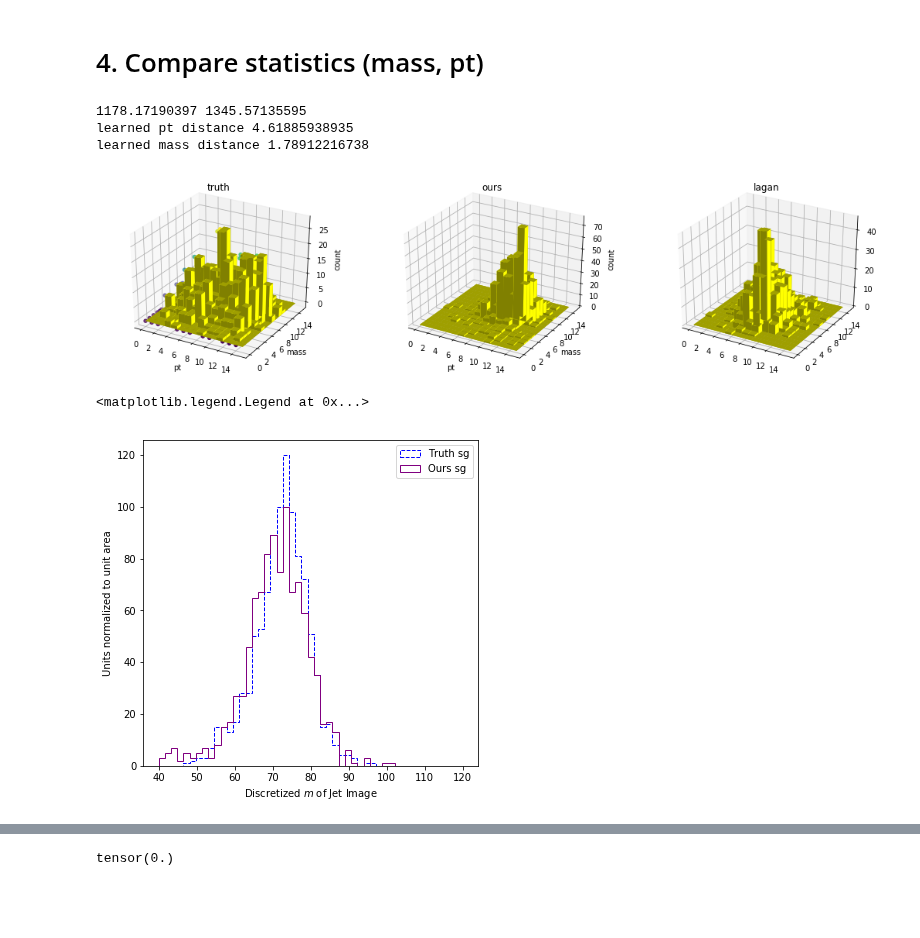
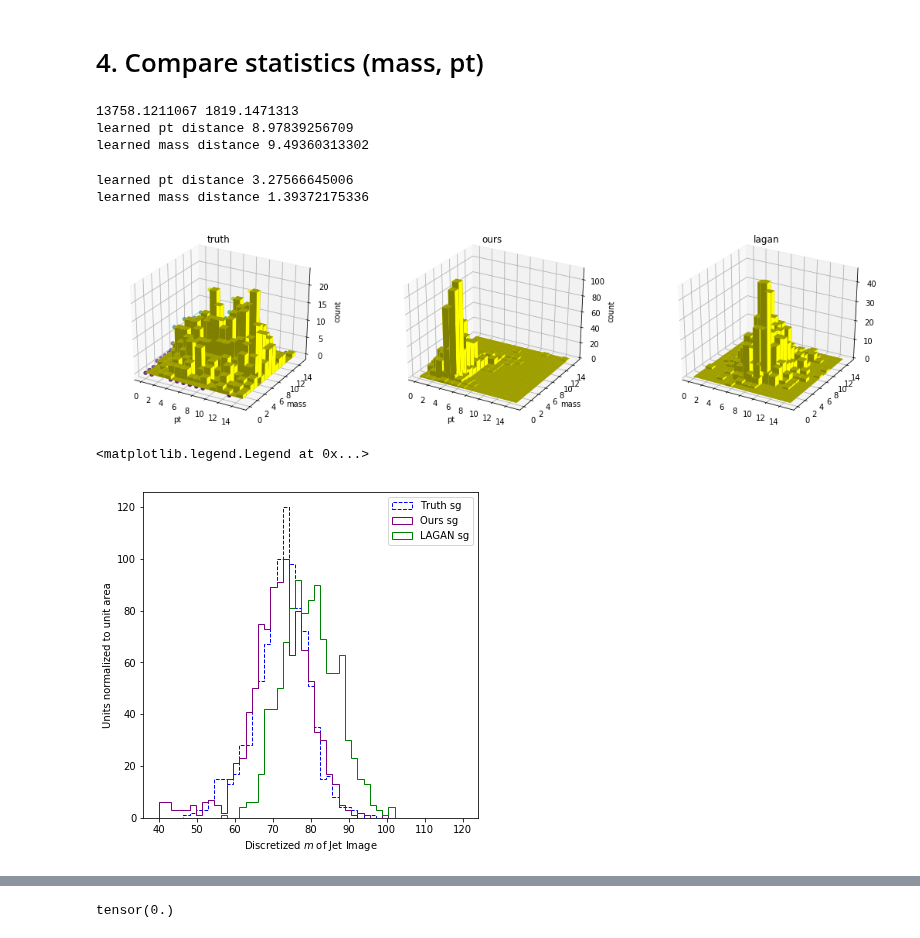
Before and after one commit to adamlu123/SparseImageFlows, a Jupyter notebook: Notebooks/quantize_image.ipynb, the cells around one changed output, grey strips where cells are left out. Drawn from its saved outputs; the diff is of its cells as text; code cells hidden in the pictures; blank space fills up the shorter version.

```diff
--- a/Notebooks/quantize_image.ipynb
+++ b/Notebooks/quantize_image.ipynb
@@ -66,0 +66,2 @@ masked_image.shape
+# %%
+image = load_data_LAGAN(subset='signal')
@@ -135,8 +141,8 @@ plt.hist(pt)
 [figure]
 # %%
 sampledir = '/extra/yadongl10/BIG_sandbox/SparseImageFlows_result/lagan_pixelcnn/Mixture'
-with open(sampledir+'/Mix_discretized_sample_15.pkl', 'rb') as f:
+with open(sampledir+'/Mix_discretized_sample_5.pkl', 'rb') as f:
     x = pkl.load(f)
 sample_sg = np.asarray(x)[:, :].reshape(-1, 25, 25)
-print(sample_sg.shape)
+print(sample_sg.shape, sample_sg.max())
 # %% [output]
@@ -216,12 +222,18 @@ mass_lagan, pt_lagan = discrete_mass(samples_lagan[:n]), discrete_pt(samples_lag
 distance_lagan, count_lagan = chi2.getChisquare((mass_lagan, pt_lagan))
 print(distance_ours, distance_lagan)
 
-print('learned pt distance', wasserstein_distance(discrete_pt(image[:1000]), pt_ours))
-print('learned mass distance', wasserstein_distance(discrete_mass(image[:1000]), mass_ours))
+print('learned pt distance', wasserstein_distance(discrete_pt(image[:n]), pt_ours))
+print('learned mass distance', wasserstein_distance(discrete_mass(image[:n]), mass_ours))
 # %% [output]
-1178.17190397 1345.57135595
-learned pt distance 4.61885938935
-learned mass distance 1.78912216738
+13758.1211067 1819.1471313
+learned pt distance 8.97839256709
+learned mass distance 9.49360313302
+# %%
+print('learned pt distance', wasserstein_distance(discrete_pt(image[:n]), pt_lagan))
+print('learned mass distance', wasserstein_distance(discrete_mass(image[:n]), mass_lagan))
+# %% [output]
+learned pt distance 3.27566645006
+learned mass distance 1.39372175336
 # %%
 from mpl_toolkits.mplot3d import Axes3D
 fig = plt.figure(figsize=(18, 4.5))
@@ -253,23 +265,23 @@ for ax in [ax1, ax2]:
 
 plt.show()
 # %% [output]
-[figure, old version]
+[figure, new version]
 # %%
 fig, ax = plt.subplots(figsize=(6, 6))
 bins = np.linspace(40, 120, 50)
 mass_image, _, _ = plt.hist(discrete_mass(image[:n]),
              bins=bins, histtype='step', label=r'Truth sg', normed=False, color='blue', linestyle='dashed')
 mass_samples, _, _ = plt.hist(discrete_mass(sample_sg),
              bins=bins, histtype='step', label=r'Ours sg', normed=False, color='purple', linestyle='solid')
-# mass_lagan, _, _ = plt.hist(discrete_mass(samples_lagan),
-#              bins=bins, histtype='step', label=r'LAGAN sg', normed=False, color='green', linestyle='solid')
+mass_lagan, _, _ = plt.hist(discrete_mass(samples_lagan[:n]),
+             bins=bins, histtype='step', label=r'LAGAN sg', normed=False, color='green', linestyle='solid')
 plt.xlabel(r'Discretized $m$ of Jet Image')
 plt.ylabel(r'Units normalized to unit area')
 plt.legend()
 # plt.ylim(0, 0.11)
 # %% [output]
 <matplotlib.legend.Legend at 0x...>
-[figure, old version]
+[figure, new version]
 # %%
 fig, ax = plt.subplots(figsize=(6, 6))
 bins = np.linspace(200, 340, 50)
```
Also changed, not shown: parts of 12 cells of this notebook, 3 other files.
